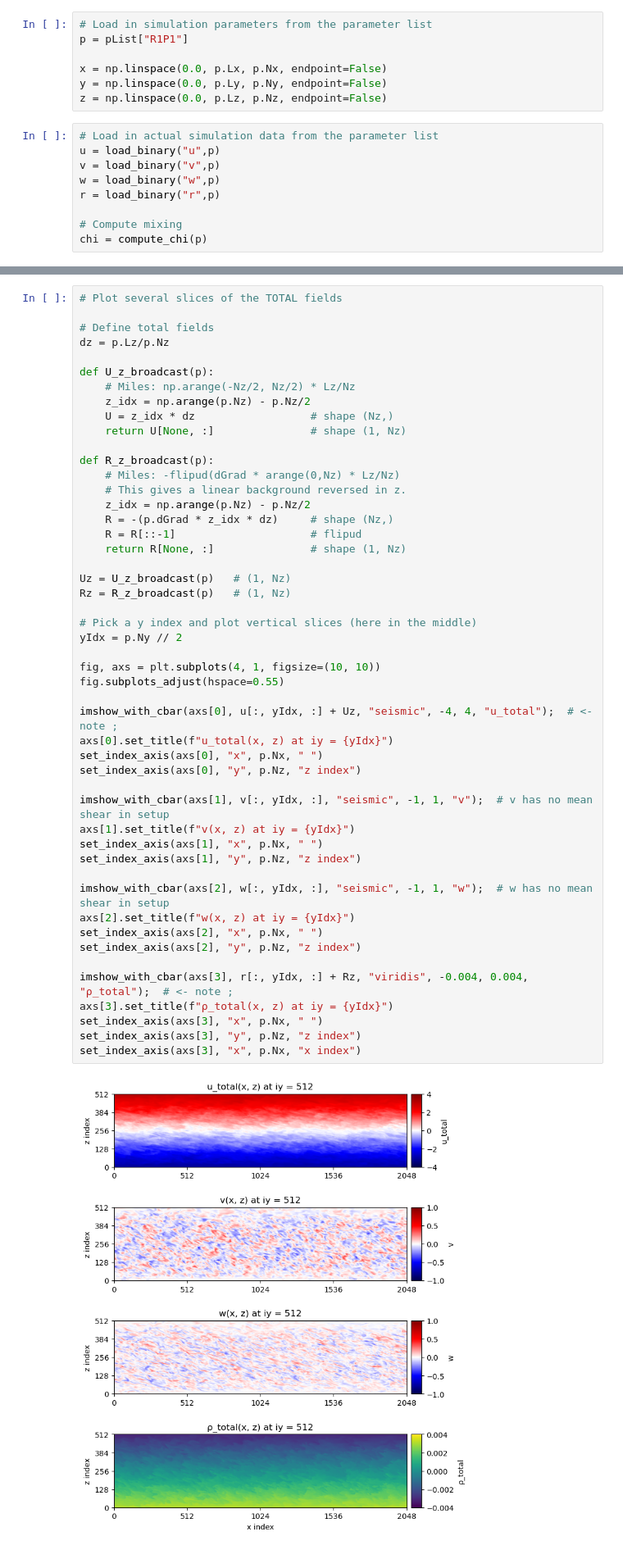
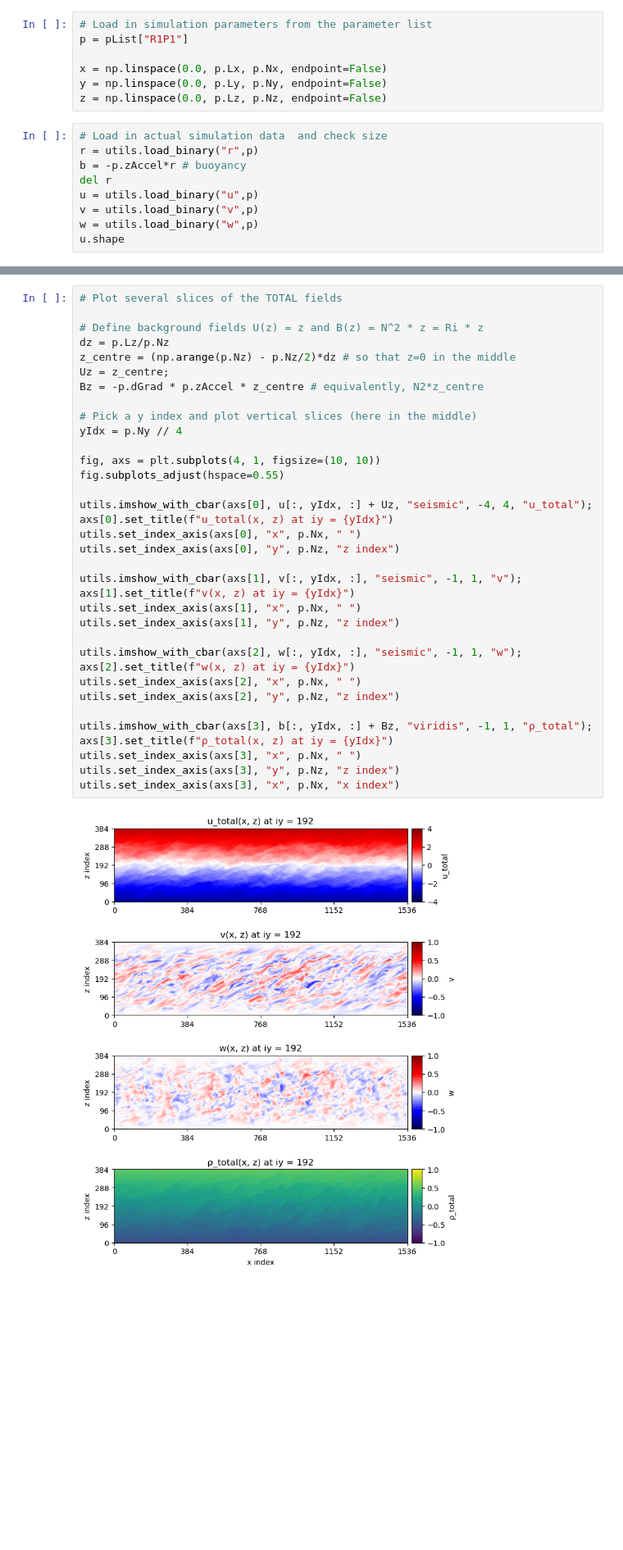
Before and after one commit to adrienlefauve/STRATA-shear, a Jupyter notebook: adrienVisualizeData.ipynb, the cells around one changed output, grey strips where cells are left out. Shown at 82% size. Drawn from its saved outputs; the diff is of its cells as text; blank space fills up the shorter version.

```diff
--- a/adrienVisualizeData.ipynb
+++ b/adrienVisualizeData.ipynb
@@ -202,11 +341,11 @@ x = np.linspace(0.0, p.Lx, p.Nx, endpoint=False)
 y = np.linspace(0.0, p.Ly, p.Ny, endpoint=False)
 z = np.linspace(0.0, p.Lz, p.Nz, endpoint=False)
 # %%
-# Load in actual simulation data from the parameter list
-u = load_binary("u",p)
-v = load_binary("v",p)
-w = load_binary("w",p)
-r = load_binary("r",p)
-
-# Compute mixing
-chi = compute_chi(p)
+# Load in actual simulation data  and check size
+r = utils.load_binary("r",p)
+b = -p.zAccel*r # buoyancy
+del r
+u = utils.load_binary("u",p)
+v = utils.load_binary("v",p)
+w = utils.load_binary("w",p)
+u.shape
@@ -289,52 +474,38 @@ PosixPath('figures/R4P1_slice_y512_20260120_123806.jpg')
 # %%
 # Plot several slices of the TOTAL fields
 
-# Define total fields
+# Define background fields U(z) = z and B(z) = N^2 * z = Ri * z
 dz = p.Lz/p.Nz
-
-def U_z_broadcast(p):
-    # Miles: np.arange(-Nz/2, Nz/2) * Lz/Nz
-    z_idx = np.arange(p.Nz) - p.Nz/2
-    U = z_idx * dz                  # shape (Nz,)
-    return U[None, :]               # shape (1, Nz)
-
-def R_z_broadcast(p):
-    # Miles: -flipud(dGrad * arange(0,Nz) * Lz/Nz)
-    # This gives a linear background reversed in z.
-    z_idx = np.arange(p.Nz) - p.Nz/2
-    R = -(p.dGrad * z_idx * dz)     # shape (Nz,)
-    R = R[::-1]                     # flipud
-    return R[None, :]               # shape (1, Nz)
-
-Uz = U_z_broadcast(p)   # (1, Nz)
-Rz = R_z_broadcast(p)   # (1, Nz)
+z_centre = (np.arange(p.Nz) - p.Nz/2)*dz # so that z=0 in the middle
+Uz = z_centre;
+Bz = -p.dGrad * p.zAccel * z_centre # equivalently, N2*z_centre
 
 # Pick a y index and plot vertical slices (here in the middle)
-yIdx = p.Ny // 2
+yIdx = p.Ny // 4
 
 fig, axs = plt.subplots(4, 1, figsize=(10, 10))
 fig.subplots_adjust(hspace=0.55)
 
-imshow_with_cbar(axs[0], u[:, yIdx, :] + Uz, "seismic", -4, 4, "u_total");  # <- note ;
+utils.imshow_with_cbar(axs[0], u[:, yIdx, :] + Uz, "seismic", -4, 4, "u_total");
 axs[0].set_title(f"u_total(x, z) at iy = {yIdx}")
-set_index_axis(axs[0], "x", p.Nx, " ")
-set_index_axis(axs[0], "y", p.Nz, "z index")
+utils.set_index_axis(axs[0], "x", p.Nx, " ")
+utils.set_index_axis(axs[0], "y", p.Nz, "z index")
 
-imshow_with_cbar(axs[1], v[:, yIdx, :], "seismic", -1, 1, "v");  # v has no mean shear in setup
+utils.imshow_with_cbar(axs[1], v[:, yIdx, :], "seismic", -1, 1, "v");
 axs[1].set_title(f"v(x, z) at iy = {yIdx}")
-set_index_axis(axs[1], "x", p.Nx, " ")
-set_index_axis(axs[1], "y", p.Nz, "z index")
+utils.set_index_axis(axs[1], "x", p.Nx, " ")
+utils.set_index_axis(axs[1], "y", p.Nz, "z index")
 
-imshow_with_cbar(axs[2], w[:, yIdx, :], "seismic", -1, 1, "w");  # w has no mean shear in setup
+utils.imshow_with_cbar(axs[2], w[:, yIdx, :], "seismic", -1, 1, "w");
 axs[2].set_title(f"w(x, z) at iy = {yIdx}")
-set_index_axis(axs[2], "x", p.Nx, " ")
-set_index_axis(axs[2], "y", p.Nz, "z index")
+utils.set_index_axis(axs[2], "x", p.Nx, " ")
+utils.set_index_axis(axs[2], "y", p.Nz, "z index")
 
-imshow_with_cbar(axs[3], r[:, yIdx, :] + Rz, "viridis", -0.004, 0.004, "ρ_total");  # <- note ;
+utils.imshow_with_cbar(axs[3], b[:, yIdx, :] + Bz, "viridis", -1, 1, "ρ_total");
 axs[3].set_title(f"ρ_total(x, z) at iy = {yIdx}")
-set_index_axis(axs[3], "x", p.Nx, " ")
-set_index_axis(axs[3], "y", p.Nz, "z index")
-set_index_axis(axs[3], "x", p.Nx, "x index")
+utils.set_index_axis(axs[3], "x", p.Nx, " ")
+utils.set_index_axis(axs[3], "y", p.Nz, "z index")
+utils.set_index_axis(axs[3], "x", p.Nx, "x index")
 # %% [output]
-[figure, old version]
+[figure, new version]
 # %%
```
Also changed, not shown: parts of 18 cells of this notebook, 3 other files.
